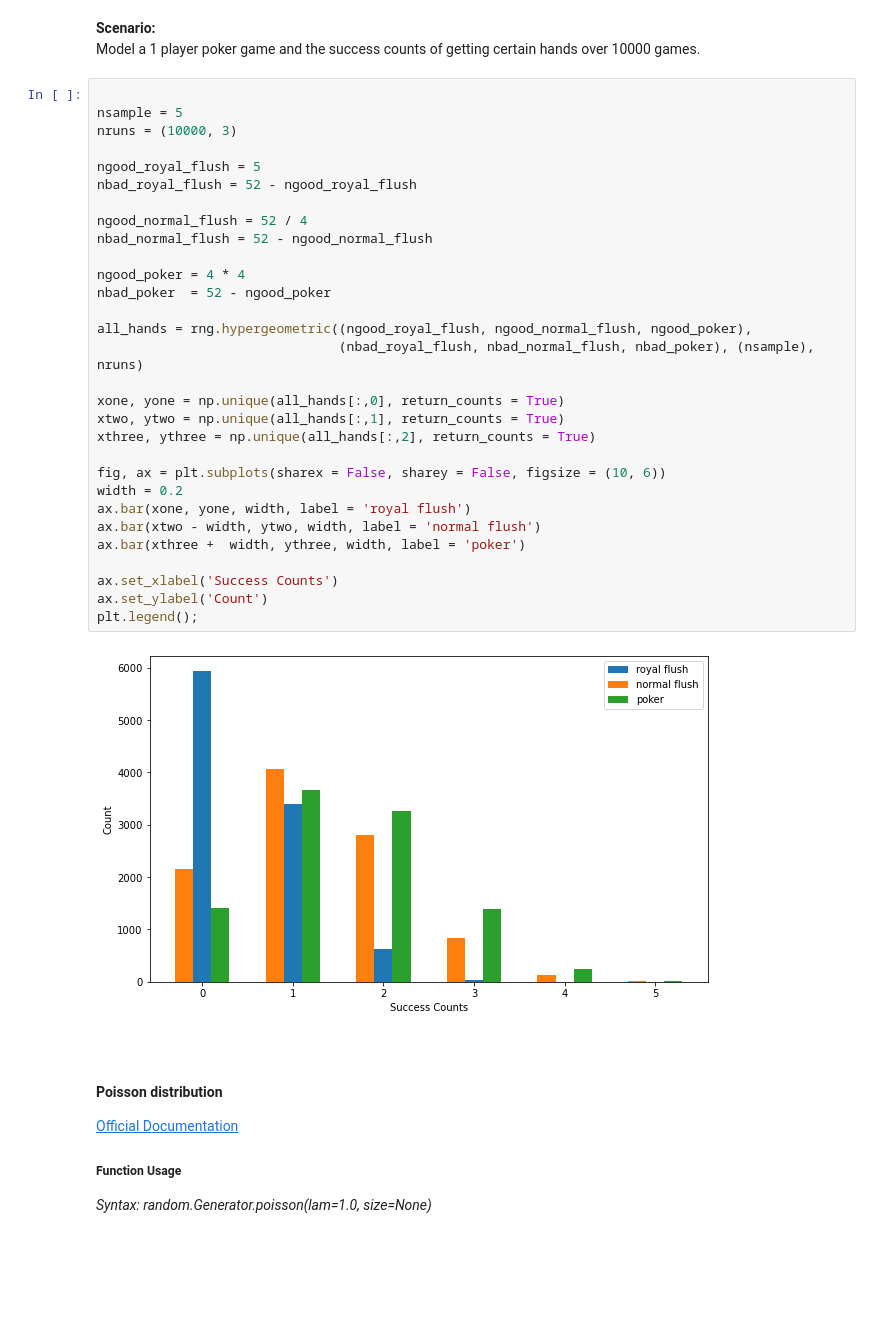
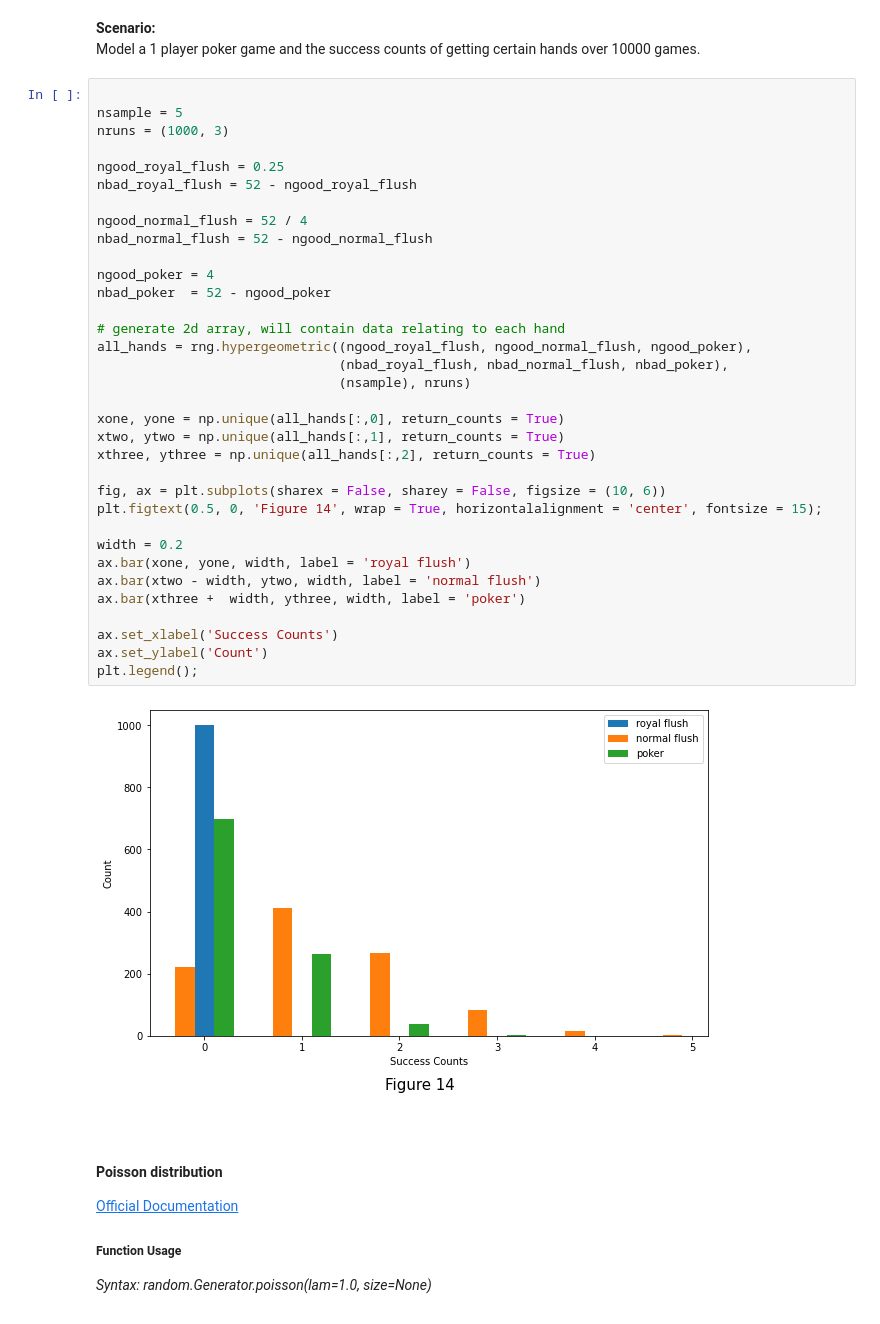
Before and after one commit to CiaranMoran27/numpy.random, a Jupyter notebook: numpy-random.ipynb, the cells around one changed output. Saved outputs shown, nothing was run; the diff lists cells and outputs as text; blank space fills up the shorter version.

```diff
--- a/numpy-random.ipynb
+++ b/numpy-random.ipynb
@@ -808,35 +830,39 @@ Model a 1 player poker game and the success counts of getting certain hands over
 # %%
 
 nsample = 5
-nruns = (10000, 3)
+nruns = (1000, 3)
 
-ngood_royal_flush = 5
+ngood_royal_flush = 0.25
 nbad_royal_flush = 52 - ngood_royal_flush
 
 ngood_normal_flush = 52 / 4
 nbad_normal_flush = 52 - ngood_normal_flush
 
-ngood_poker = 4 * 4
+ngood_poker = 4
 nbad_poker  = 52 - ngood_poker
 
+# generate 2d array, will contain data relating to each hand
 all_hands = rng.hypergeometric((ngood_royal_flush, ngood_normal_flush, ngood_poker),
-                               (nbad_royal_flush, nbad_normal_flush, nbad_poker), (nsample), nruns)
+                               (nbad_royal_flush, nbad_normal_flush, nbad_poker),
+                               (nsample), nruns)
 
 xone, yone = np.unique(all_hands[:,0], return_counts = True)
 xtwo, ytwo = np.unique(all_hands[:,1], return_counts = True)
 xthree, ythree = np.unique(all_hands[:,2], return_counts = True)
 
 fig, ax = plt.subplots(sharex = False, sharey = False, figsize = (10, 6))
+plt.figtext(0.5, 0, 'Figure 14', wrap = True, horizontalalignment = 'center', fontsize = 15);
+
 width = 0.2
 ax.bar(xone, yone, width, label = 'royal flush')
 ax.bar(xtwo - width, ytwo, width, label = 'normal flush')
 ax.bar(xthree +  width, ythree, width, label = 'poker')
 
 ax.set_xlabel('Success Counts')
 ax.set_ylabel('Count')
 plt.legend();
 # %% [output]
-[figure, old version]
+[figure, new version]
 # %% [markdown]
 
 <br>
```
Also changed, not shown: parts of 44 cells of this notebook.
